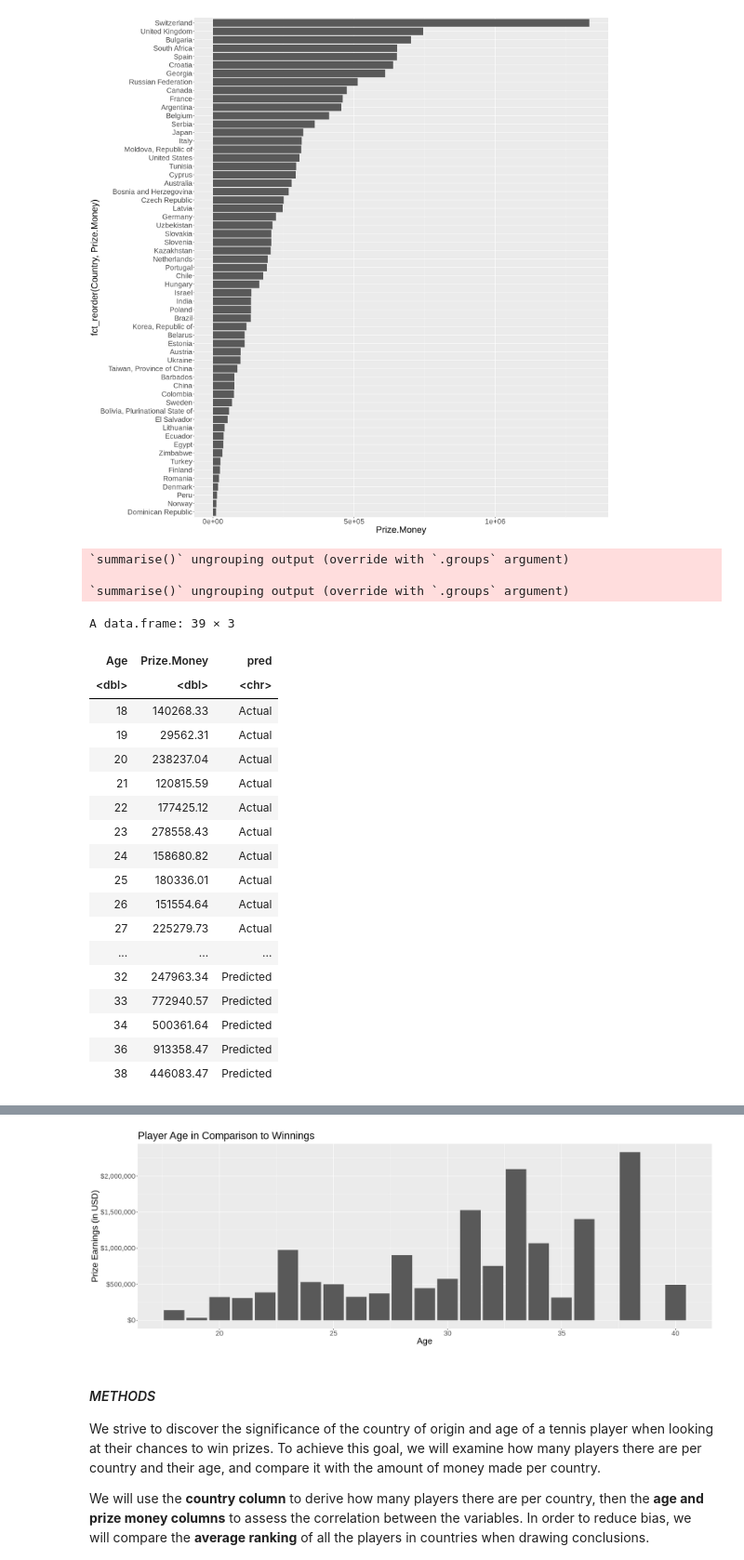
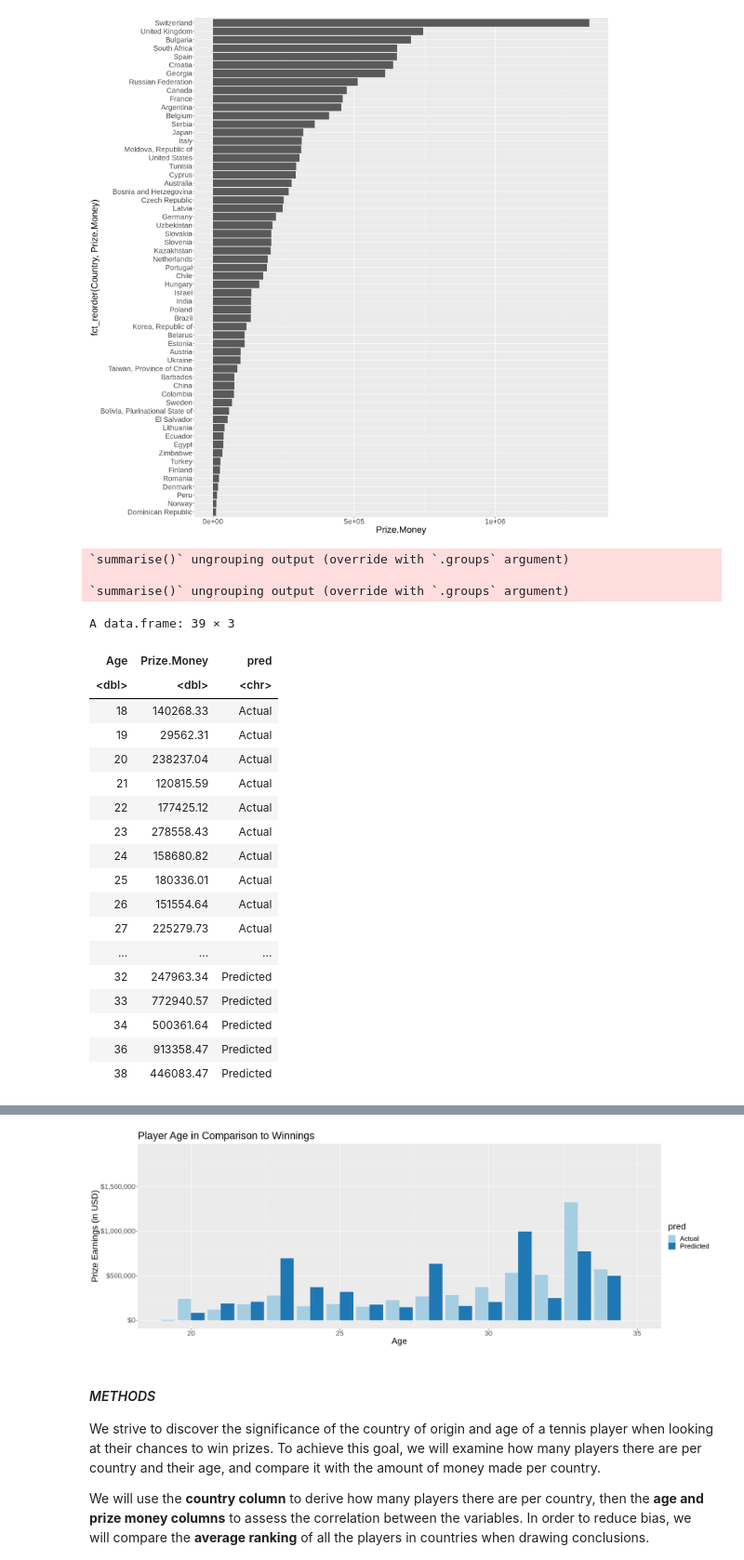
Before and after one commit to cpureza/dsci_group_project, a Jupyter notebook: dsci_project_folder/Fridays_Work.ipynb, the cells around one changed output, grey strips where cells are left out. Shown: that part at 93% size. Drawn from its saved outputs; the diff is of its cells as text; code cells hidden in the pictures.

Commit message:
fixed colors age vs money

```diff
--- a/dsci_project_folder/Fridays_Work.ipynb
+++ b/dsci_project_folder/Fridays_Work.ipynb
@@ -323,12 +323,6 @@ tennis_histogram_plot <- ggplot(bar_data, aes(fill=pred, y=Prize.Money, x=Age))
     scale_fill_brewer(palette="Paired") +
     xlim(c(19,35))
 
-tennis_histogram_plot <- ggplot(bar_data, aes(x = Age, y=Prize.Money)) +
-    geom_bar(stat = "identity") +
-    labs(x = "Age", y = "Prize Earnings (in USD)") +
-    ggtitle("Player Age in Comparison to Winnings") +
-    theme(text = element_text(size = 20)) +
-    scale_y_continuous(labels = dollar_format())
 
 tennis_histogram_plot
 # %% [output]
@@ -357,4 +353,4 @@ A data.frame: 39 × 3
-[figure, old version]
+[figure, new version]
 # %% [markdown]
 #### *METHODS*
 We strive to discover the significance of the country of origin and age of a tennis player when looking at their chances to win prizes. To achieve this goal, we will examine how many players there are per country and their age, and compare it with the amount of money made per country.
```
Also changed, not shown: parts of 2 cells of this notebook.
